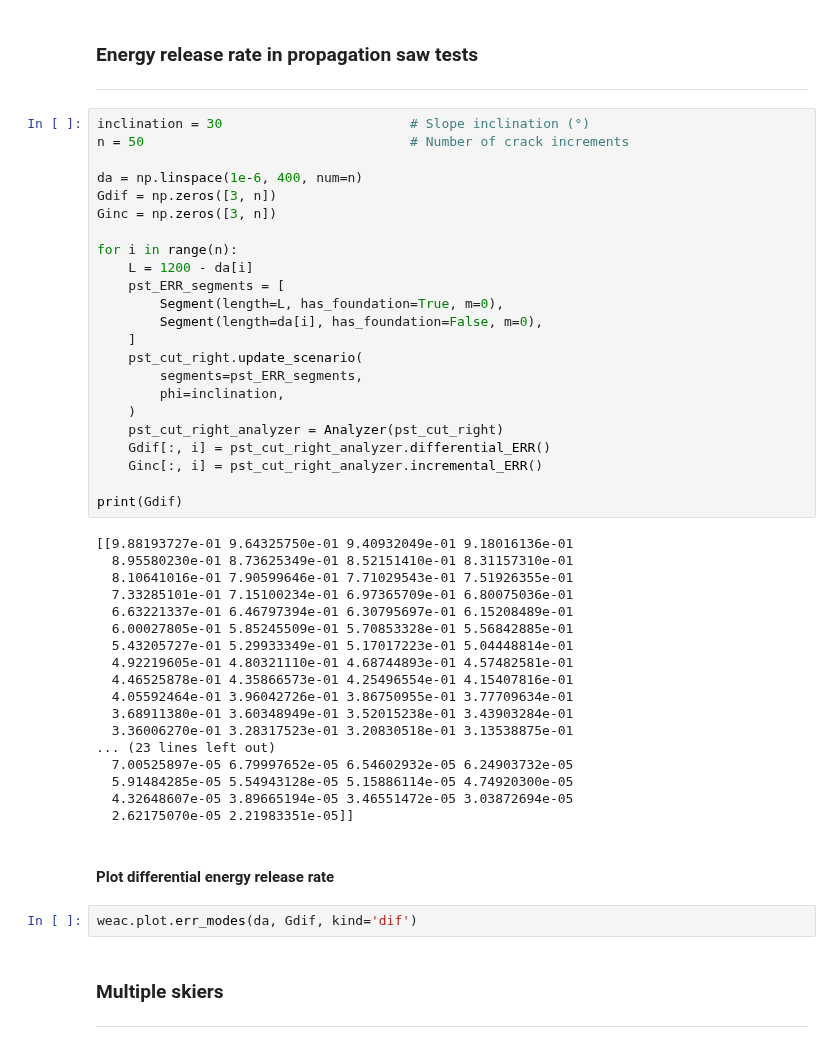
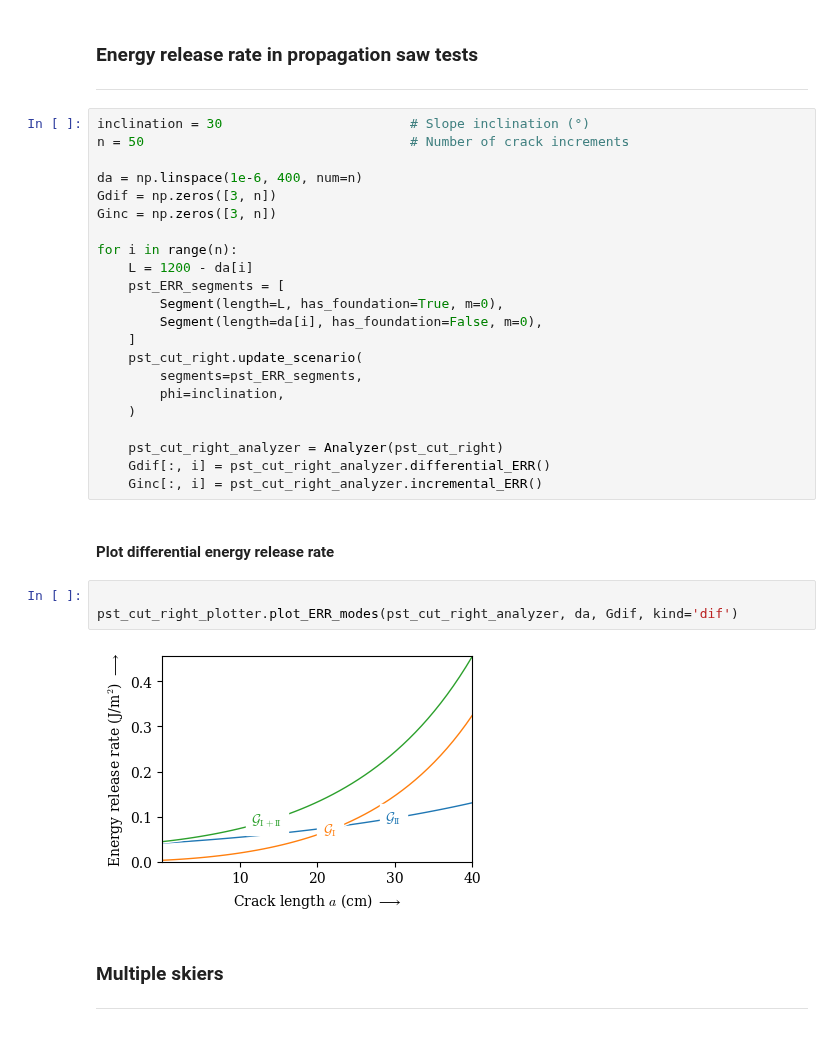
Before and after one commit to 2phi/weac, a Jupyter notebook: demo_weac2.ipynb, the cells around one changed output. Drawn from its saved outputs; the diff is of its cells as text.

```diff
--- a/demo_weac2.ipynb
+++ b/demo_weac2.ipynb
@@ -267,33 +241,17 @@ for i in range(n):
         segments=pst_ERR_segments,
         phi=inclination,
     )
+
     pst_cut_right_analyzer = Analyzer(pst_cut_right)
     Gdif[:, i] = pst_cut_right_analyzer.differential_ERR()
     Ginc[:, i] = pst_cut_right_analyzer.incremental_ERR()
-
-print(Gdif)
-# %% [output]
-[[9.88193727e-01 9.64325750e-01 9.40932049e-01 9.18016136e-01
-  8.95580230e-01 8.73625349e-01 8.52151410e-01 8.31157310e-01
-  8.10641016e-01 7.90599646e-01 7.71029543e-01 7.51926355e-01
-  7.33285101e-01 7.15100234e-01 6.97365709e-01 6.80075036e-01
-  6.63221337e-01 6.46797394e-01 6.30795697e-01 6.15208489e-01
-  6.00027805e-01 5.85245509e-01 5.70853328e-01 5.56842885e-01
-  5.43205727e-01 5.29933349e-01 5.17017223e-01 5.04448814e-01
-  4.92219605e-01 4.80321110e-01 4.68744893e-01 4.57482581e-01
-  4.46525878e-01 4.35866573e-01 4.25496554e-01 4.15407816e-01
-  4.05592464e-01 3.96042726e-01 3.86750955e-01 3.77709634e-01
-  3.68911380e-01 3.60348949e-01 3.52015238e-01 3.43903284e-01
-  3.36006270e-01 3.28317523e-01 3.20830518e-01 3.13538875e-01
-... (23 lines left out)
-  7.00525897e-05 6.79997652e-05 6.54602932e-05 6.24903732e-05
-  5.91484285e-05 5.54943128e-05 5.15886114e-05 4.74920300e-05
-  4.32648607e-05 3.89665194e-05 3.46551472e-05 3.03872694e-05
-  2.62175070e-05 2.21983351e-05]]
 # %% [markdown]
 #### Plot differential energy release rate
 # %%
-weac.plot.err_modes(da, Gdif, kind='dif')
+
+pst_cut_right_plotter.plot_ERR_modes(pst_cut_right_analyzer, da, Gdif, kind='dif')
+# %% [output]
+[figure, added]
 # %% [markdown]
 ### Multiple skiers
 ----
```
Also changed, not shown: parts of 15 cells of this notebook, 12 other files.
